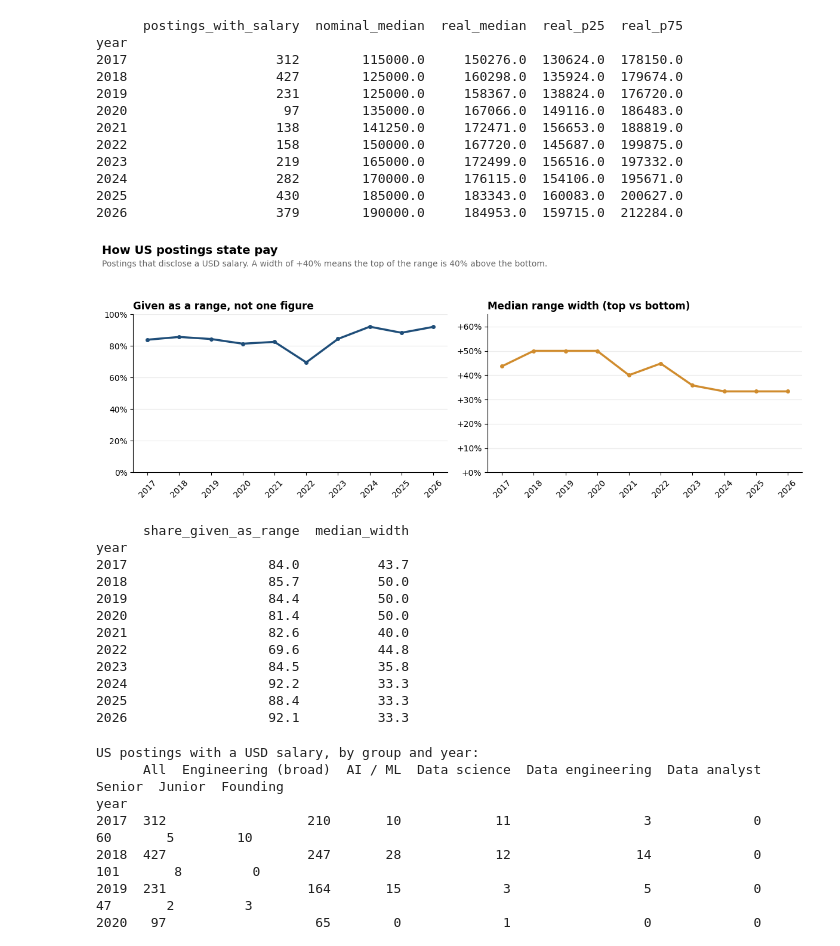
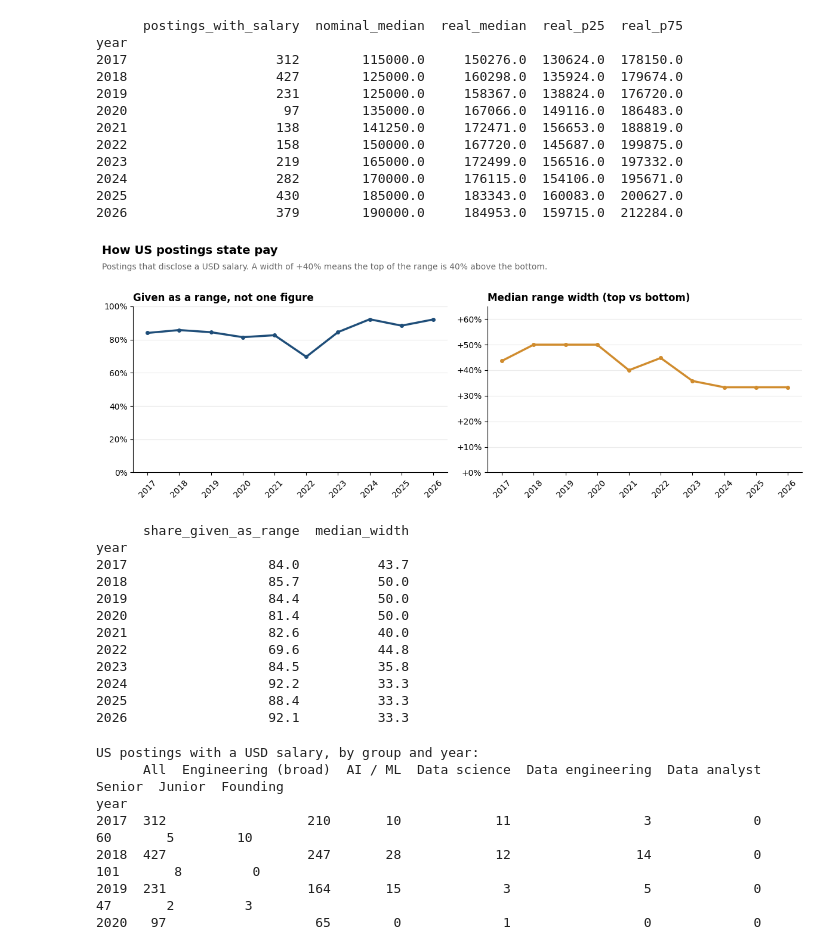
Before and after one commit to AirKristo/hn-hiring-tracker, a Jupyter notebook: notebooks/analysis.ipynb, the cells around one changed output. Cells and saved outputs as stored; diff of their text form; code cells hidden in the pictures.

```diff
--- a/notebooks/analysis.ipynb
+++ b/notebooks/analysis.ipynb
@@ -1439,36 +1440,36 @@ width_axis.plot(
     color="#d08c2e",
     linewidth=2.5,
     marker="o",
     markersize=4,
 )
 width_axis.set_title("Median range width (top vs bottom)", loc="left", fontsize=12)
 width_axis.set_ylim(0, range_by_year["median_width"].max() * 1.3)
 width_axis.yaxis.set_major_formatter(StrMethodFormatter("+{x:.0f}%"))
 width_axis.set_xticks(salary_years)
 width_axis.tick_params(axis="x", rotation=45)
 
 figure.suptitle(
     "How US postings state pay",
     x=0.01,
     ha="left",
     fontsize=14,
     fontweight="bold",
 )
 figure.text(
     0.01,
-    0.9,
+    0.89,
     "Postings that disclose a USD salary. A width of +40% means the top of the range "
     "is 40% above the bottom.",
     color=SUBTITLE_COLOR,
 )
 
-figure.tight_layout(rect=(0, 0, 1, 0.88))
+figure.tight_layout(rect=(0, 0, 1, 0.91))
 figure.savefig(FIGURES_DIRECTORY / "13_salary_ranges.png", dpi=150, bbox_inches="tight")
 plt.show()
 
 print(range_by_year.round(1).to_string())
 # %% [output]
-[figure, old version]
+[figure, new version]
       share_given_as_range  median_width
 year
 2017                  84.0          43.7
```
Also changed, not shown: parts of 8 cells of this notebook, 4 other files.
